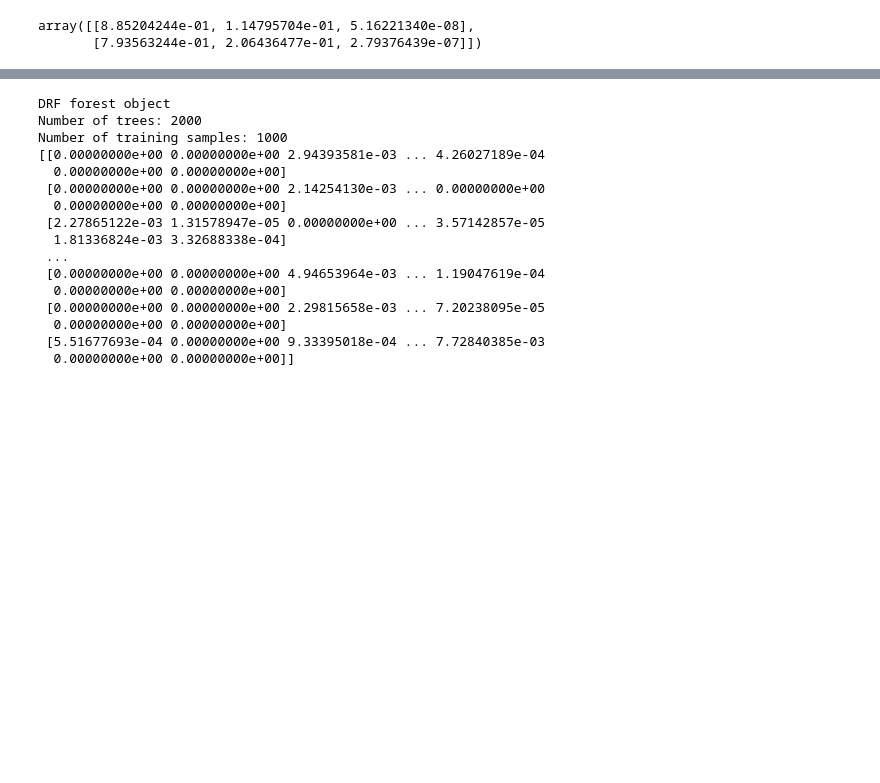
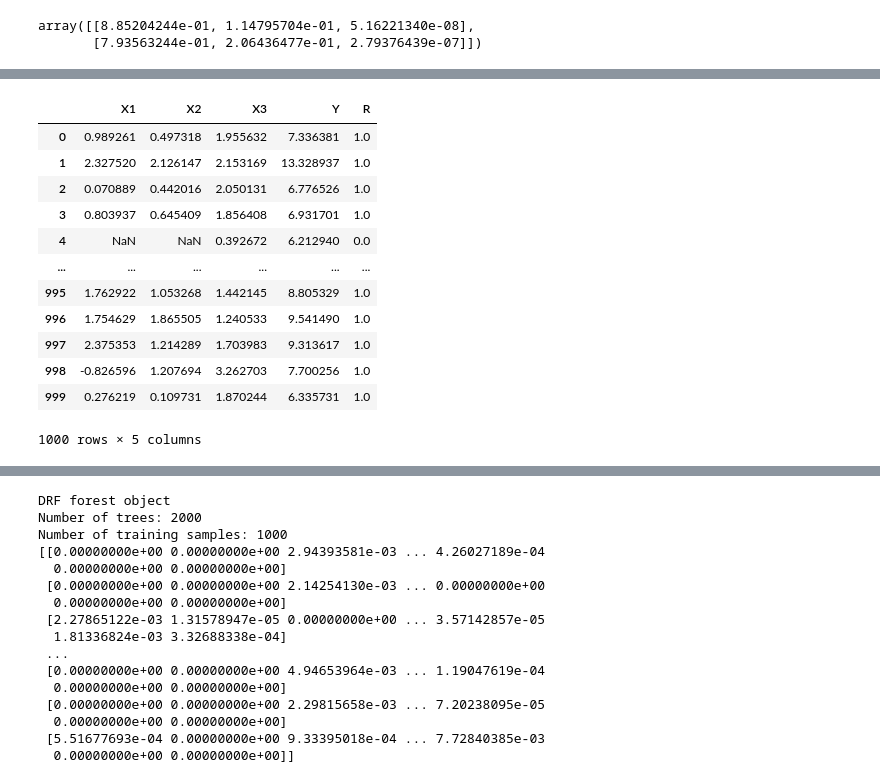
Before and after one commit to liao2434/LDML, a Jupyter notebook: ldml.ipynb, the cells around one changed output, grey strips where cells are left out. Saved outputs shown, nothing was run; the diff lists cells and outputs as text; code cells hidden in the pictures; blank space fills up the shorter version.

```diff
--- a/ldml.ipynb
+++ b/ldml.ipynb
@@ -746,0 +388,18 @@ dtype: float64
+# %%
+#data generate (Y missing)
+import numpy as np
+import pandas as pd
+def test_data_generator(n=1000,miss_ratio=0.2):
+    n_miss=int(n*miss_ratio)
+    n_obs=n-n_miss
+    x1=np.random.normal(1, 1, n)
+    x2=np.random.normal(1, 1, n)
+    x3=np.random.normal(2, 1, n)
+    y=2*x1+0.5*x2+3*x3+np.random.normal(0, 1, n)
+    mask=np.append(np.ones(n_obs),np.zeros(n_miss))
+    np.random.shuffle(mask)
+    y=np.where(mask==1,y,np.nan)
+    #return pd.DataFrame({'X1':x1,'X2':x2,'X3':x3,'Y':y,'R':mask},index=np.arange(n))
+    return pd.DataFrame({'X1':x1,'X2':x2,'X3':x3,'Y':y},index=np.arange(n))
+
+data=test_data_generator(n=1000)
@@ -746,0 +488,20 @@ dtype: float64
+# %%
+def test_data_generator(n=1000,miss_ratio=0.1):
+    n_miss=int(n*miss_ratio)
+    n_obs=n-n_miss
+    x1=np.random.normal(1, 1, n)
+    x2=np.random.normal(1, 1, n)
+    x3=np.random.normal(2, 1, n)
+    y=2*x1+0.5*x2+3*x3+np.random.normal(0, 1, n)
+    mask=np.append(np.ones(n_obs),np.zeros(n_miss))
+    np.random.shuffle(mask)
+    x1=np.where(mask==1,x1,np.nan)
+    np.random.shuffle(mask)
+    x2=np.where(mask==1,x2,np.nan)
+    #return pd.DataFrame({'X1':x1,'X2':x2,'X3':x3,'Y':y,'R':mask},index=np.arange(n))
+    return pd.DataFrame({'X1':x1,'X2':x2,'X3':x3,'Y':y},index=np.arange(n))
+
+data=test_data_generator(n=1000)
+# %%
+m=MissingDataLinear(data,'Y',['X1','X2','X3'],lm,5)
+print(m)
@@ -746,0 +611,19 @@ dtype: float64
+# %%
+import copy
+data2=copy.deepcopy(m.data)
+data2['R']=data2['R'].astype('float')
+data2
+# %% [output]
+|  | X1 | X2 | X3 | Y | R |
+| 0 | 0.989261 | 0.497318 | 1.955632 | 7.336381 | 1.0 |
+| 1 | 2.327520 | 2.126147 | 2.153169 | 13.328937 | 1.0 |
+| 2 | 0.070889 | 0.442016 | 2.050131 | 6.776526 | 1.0 |
+| 3 | 0.803937 | 0.645409 | 1.856408 | 6.931701 | 1.0 |
+| 4 | NaN | NaN | 0.392672 | 6.212940 | 0.0 |
+| ... | ... | ... | ... | ... | ... |
+| 995 | 1.762922 | 1.053268 | 1.442145 | 8.805329 | 1.0 |
+| 996 | 1.754629 | 1.865505 | 1.240533 | 9.541490 | 1.0 |
+| 997 | 2.375353 | 1.214289 | 1.703983 | 9.313617 | 1.0 |
+| 998 | -0.826596 | 1.207694 | 3.262703 | 7.700256 | 1.0 |
+| 999 | 0.276219 | 0.109731 | 1.870244 | 6.335731 | 1.0 |
+1000 rows × 5 columns
```
Also changed, not shown: parts of 64 cells of this notebook, 1 other file.
